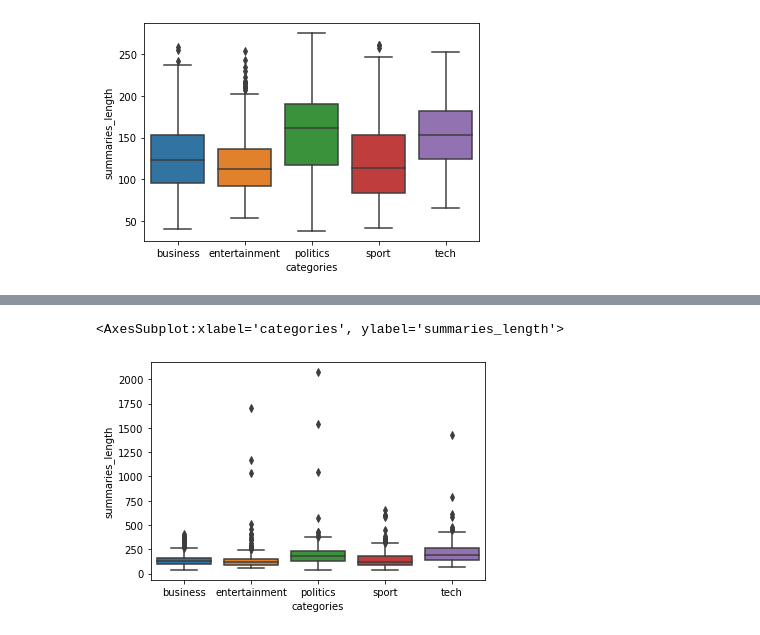
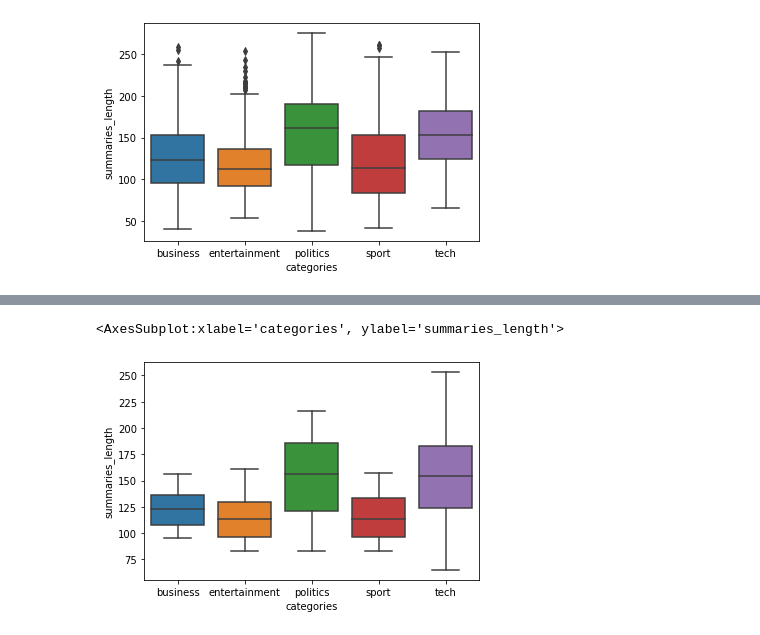
Before and after one commit to worachot-n/Text_summarization_T5, a Jupyter notebook: 0_2_Prepare_and_Split_Data.ipynb, the cells around one changed output, grey strips where cells are left out. Cells and saved outputs as stored; diff of their text form; code cells hidden in the pictures.

```diff
--- a/0_2_Prepare_and_Split_Data.ipynb
+++ b/0_2_Prepare_and_Split_Data.ipynb
@@ -158,14 +169,3 @@ plt.show()
 For Fine tuning: 197
 For Evaluating: 49
 [figure]
-# %%
-plt.figure(figsize=(6,4))
-
-category_sizes = df.groupby('categories').size()
-ax = sns.barplot(x=category_sizes.index, y= category_sizes)
-show_values(ax)
-
-min_val = category_sizes.min()
-plt.axhline(y=min_val,color='red',ls='--', lw=1)
-plt.axhline(y=int(min_val*0.8),color='blue',ls='--', lw=1)
-plt.show()
@@ -178,0 +186,27 @@ sns.boxplot(x="categories", y="summaries_length", data=df_filter)
+# %%
+categories = np.unique(df.categories)
+df_filter_finetune = pd.DataFrame()
+df_filter_eval = pd.DataFrame()
+
+np.random.seed(0)
+min_val = category_sizes.min()
+FINETUNE_RATIO = 0.8
+
+
+for cat in categories:
+    df_cat = df_filter[df_filter.categories == cat]
+    df_cat.sort_values(by=['summaries_length'], inplace=True)
+    cut = int((len(df_cat)-min_val)/2)
+
+    if cut > 0:
+        df_cat = df_cat[cut:-cut-1]
+    idx = np.arange(min_val)
+    np.random.shuffle(idx)
+
+    finture_size = int(FINETUNE_RATIO*min_val)
+    idx_train = idx[:finture_size]
+    idf_eval = idx[finture_size:]
+
+    df_filter_finetune = pd.concat([df_filter_finetune, df_cat.iloc[idx_train]])
+    df_filter_eval = pd.concat([df_filter_eval, df_cat.iloc[idf_eval]])
+# df_filter_finetune.head()
@@ -179,5 +240,5 @@ sns.boxplot(x="categories", y="summaries_length", data=df_filter)
 # %%
-sns.boxplot(x="categories", y="summaries_length", data=df)
+sns.boxplot(x="categories", y="summaries_length", data=df_filter_finetune)
 # %% [output]
 <AxesSubplot:xlabel='categories', ylabel='summaries_length'>
-[figure, old version]
+[figure, new version]
```
Also changed, not shown: parts of 13 cells of this notebook, 3 other files.
